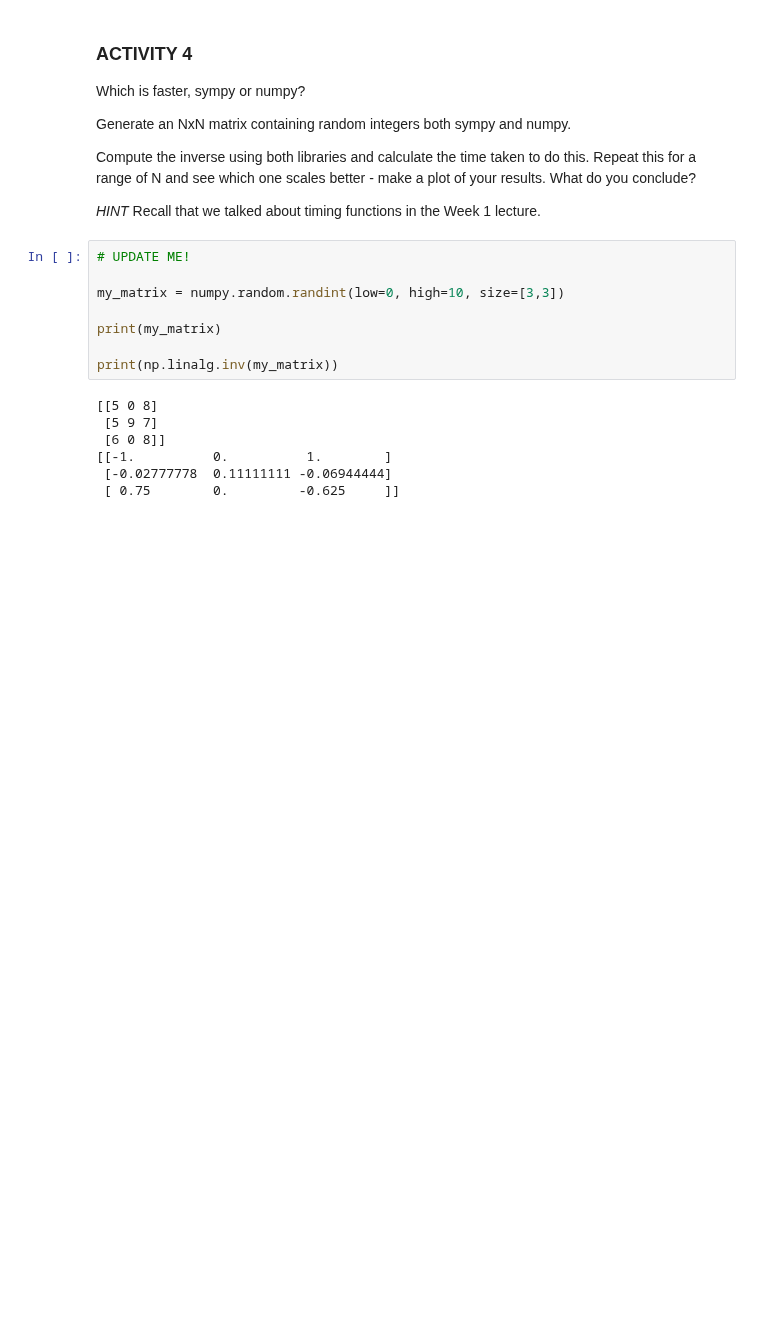
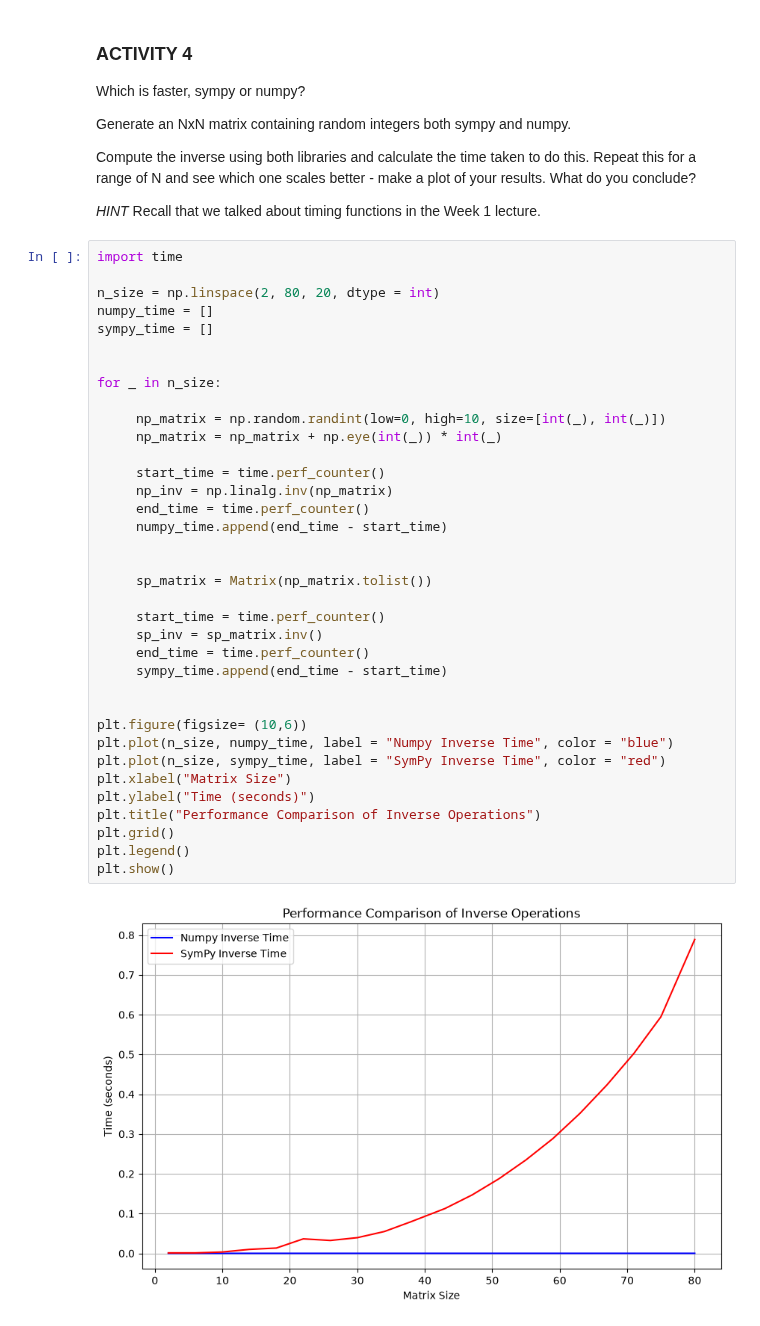
Before and after one commit to sahilshah-05/TopicsInSciComp, a Jupyter notebook: Notebooks/Week5_LabExercises.ipynb, the cells around one changed output. Saved outputs shown, nothing was run; the diff lists cells and outputs as text; blank space fills up the shorter version.

```diff
--- a/Notebooks/Week5_LabExercises.ipynb
+++ b/Notebooks/Week5_LabExercises.ipynb
@@ -255,17 +337,40 @@ Compute the inverse using both libraries and calculate the time taken to do this
 
 _HINT_ Recall that we talked about timing functions in the Week 1 lecture.
 # %%
-# UPDATE ME!
+import time
 
-my_matrix = numpy.random.randint(low=0, high=10, size=[3,3])
+n_size = np.linspace(2, 80, 20, dtype = int)
+numpy_time = []
+sympy_time = []
 
-print(my_matrix)
 
-print(np.linalg.inv(my_matrix))
+for _ in n_size:
+
+     np_matrix = np.random.randint(low=0, high=10, size=[int(_), int(_)])
+     np_matrix = np_matrix + np.eye(int(_)) * int(_)
+
+     start_time = time.perf_counter()
+     np_inv = np.linalg.inv(np_matrix)
+     end_time = time.perf_counter()
+     numpy_time.append(end_time - start_time)
+
+
+     sp_matrix = Matrix(np_matrix.tolist())
+
+     start_time = time.perf_counter()
+     sp_inv = sp_matrix.inv()
+     end_time = time.perf_counter()
+     sympy_time.append(end_time - start_time)
+
+
+plt.figure(figsize= (10,6))
+plt.plot(n_size, numpy_time, label = "Numpy Inverse Time", color = "blue")
+plt.plot(n_size, sympy_time, label = "SymPy Inverse Time", color = "red")
+plt.xlabel("Matrix Size")
+plt.ylabel("Time (seconds)")
+plt.title("Performance Comparison of Inverse Operations")
+plt.grid()
+plt.legend()
+plt.show()
 # %% [output]
-[[5 0 8]
- [5 9 7]
- [6 0 8]]
-[[-1.          0.          1.        ]
- [-0.02777778  0.11111111 -0.06944444]
- [ 0.75        0.         -0.625     ]]
+[figure, added]
```
Also changed, not shown: parts of 5 cells of this notebook.
